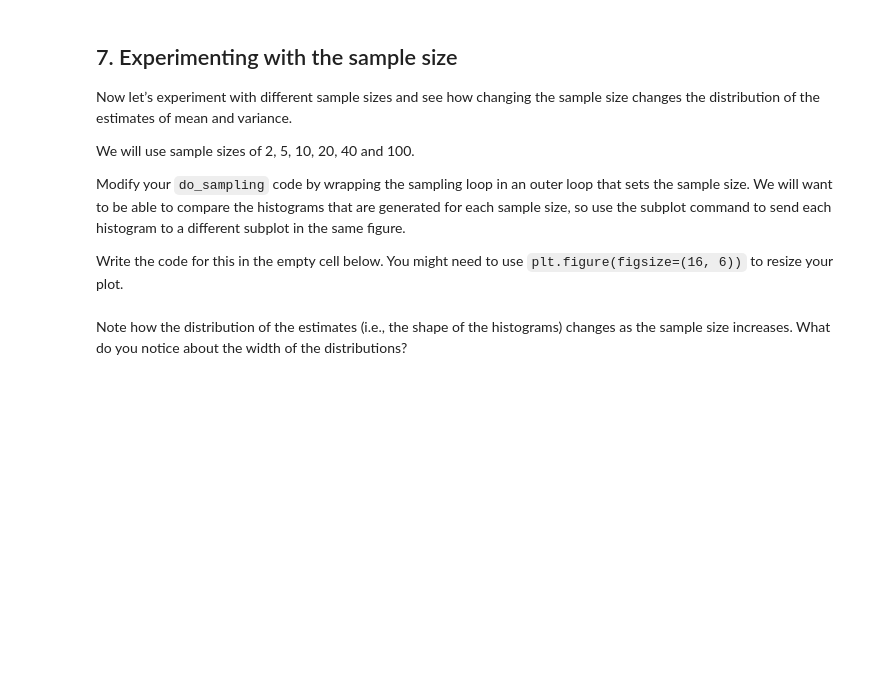
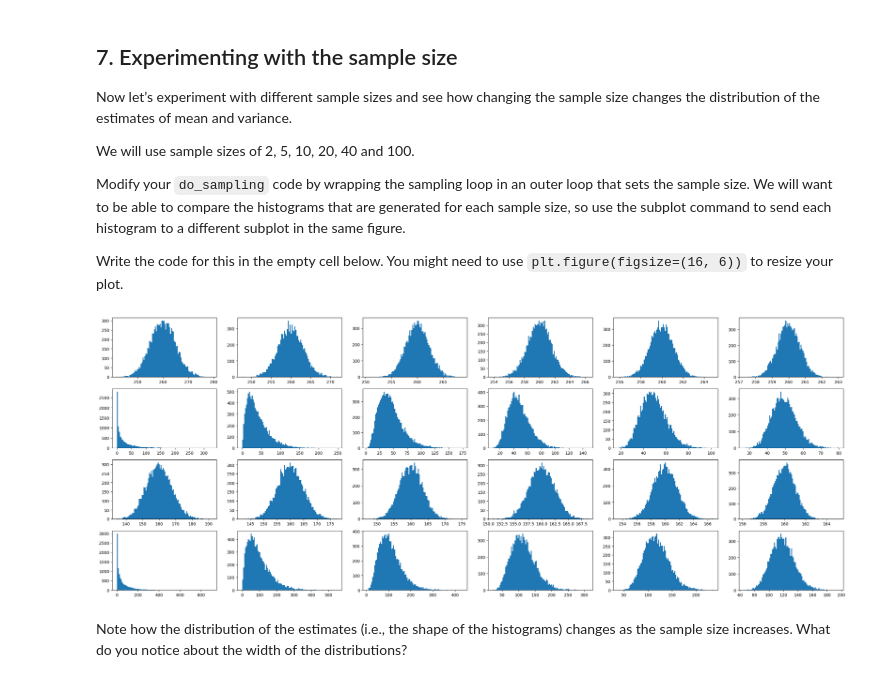
Before and after one commit to AsherYangg/COM2004-3004-Data-Driven-Computing, a Jupyter notebook: week 2/Lab/3_understanding_sampling.ipynb, the cells around one changed output. Drawn from its saved outputs; the diff is of its cells as text; code cells hidden in the pictures; blank space fills up the shorter version.

```diff
--- a/week 2/Lab/3_understanding_sampling.ipynb
+++ b/week 2/Lab/3_understanding_sampling.ipynb
@@ -167,6 +231,22 @@ Write the code for this in the empty cell below. You might need to use `plt.figu
 # %%
 # Write your solution here
 # this may take a minute to run...
+
+pos = 1
+plt.figure(figsize=(32,12))
+for sample_size in [2, 5, 10, 20, 40, 100]:
+    sample_means, sample_vars = do_sampling(female_tigers, sample_size, 10000)
+    plt.subplot(4,6,pos)
+    plt.hist(sample_means[:, 0], 100)
+    plt.subplot(4,6,pos+6)
+    plt.hist(sample_vars[:, 0], 100)
+    plt.subplot(4,6,pos+12)
+    plt.hist(sample_means[:, 1], 100)
+    plt.subplot(4,6,pos+18)
+    plt.hist(sample_vars[:, 1], 100)
+    pos += 1
+# %% [output]
+[figure, added]
 # %% [markdown]
 Note how the distribution of the estimates (i.e., the shape of the histograms) changes as the sample size increases. What do you notice about the width of the distributions?
 # %% [markdown]
```
Also changed, not shown: parts of 23 cells of this notebook, 7 other files.
